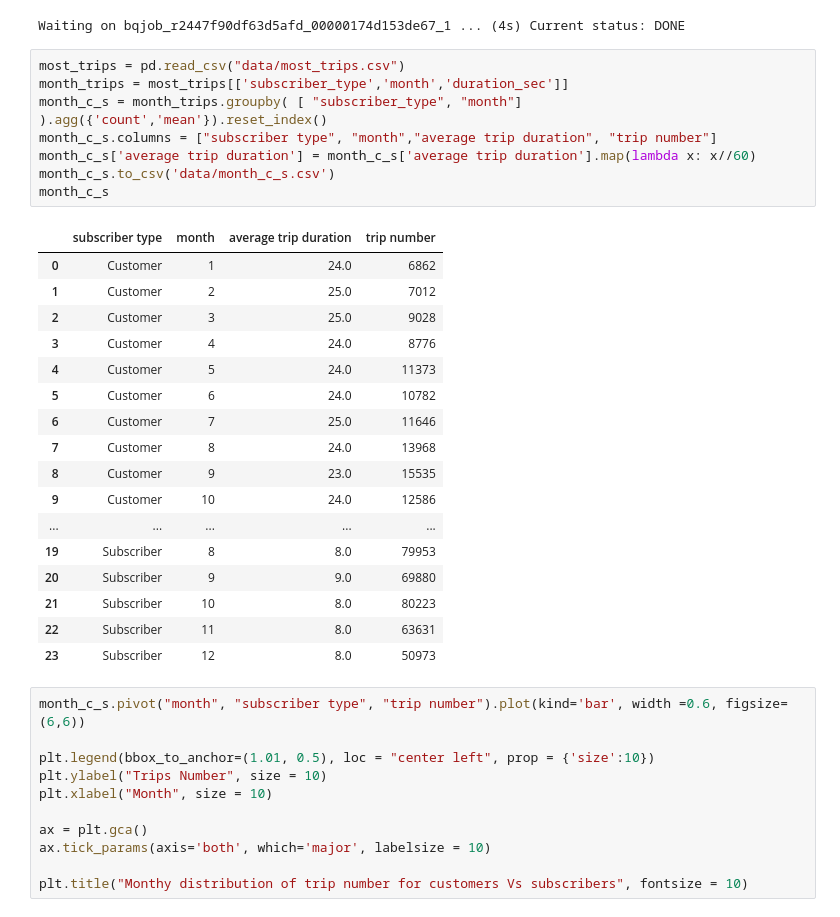
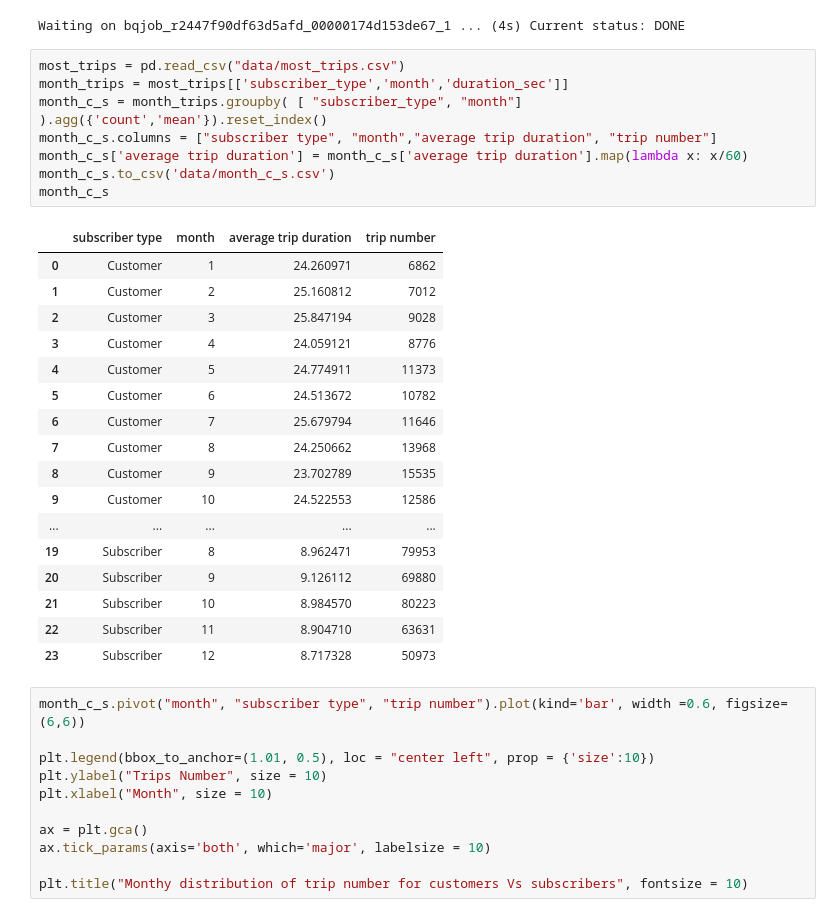
Before and after one commit to haoyuzhang89/w205-Query-Project, a Jupyter notebook: Project_1.ipynb, the cells around one changed output. Saved outputs shown, nothing was run; the diff lists cells and outputs as text.

```diff
--- a/Project_1.ipynb
+++ b/Project_1.ipynb
@@ -664,29 +664,29 @@ Waiting on bqjob_r2447f90df63d5afd_00000174d153de67_1 ... (4s) Current status: D
 # %%
 most_trips = pd.read_csv("data/most_trips.csv")
 month_trips = most_trips[['subscriber_type','month','duration_sec']]
 month_c_s = month_trips.groupby( [ "subscriber_type", "month"] ).agg({'count','mean'}).reset_index()
 month_c_s.columns = ["subscriber type", "month","average trip duration", "trip number"]
-month_c_s['average trip duration'] = month_c_s['average trip duration'].map(lambda x: x//60)
+month_c_s['average trip duration'] = month_c_s['average trip duration'].map(lambda x: x/60)
 month_c_s.to_csv('data/month_c_s.csv')
 month_c_s
 # %% [output]
 |  | subscriber type | month | average trip duration | trip number |
-| 0 | Customer | 1 | 24.0 | 6862 |
-| 1 | Customer | 2 | 25.0 | 7012 |
-| 2 | Customer | 3 | 25.0 | 9028 |
-| 3 | Customer | 4 | 24.0 | 8776 |
-| 4 | Customer | 5 | 24.0 | 11373 |
-| 5 | Customer | 6 | 24.0 | 10782 |
-| 6 | Customer | 7 | 25.0 | 11646 |
-| 7 | Customer | 8 | 24.0 | 13968 |
-| 8 | Customer | 9 | 23.0 | 15535 |
-| 9 | Customer | 10 | 24.0 | 12586 |
+| 0 | Customer | 1 | 24.260971 | 6862 |
+| 1 | Customer | 2 | 25.160812 | 7012 |
+| 2 | Customer | 3 | 25.847194 | 9028 |
+| 3 | Customer | 4 | 24.059121 | 8776 |
+| 4 | Customer | 5 | 24.774911 | 11373 |
+| 5 | Customer | 6 | 24.513672 | 10782 |
+| 6 | Customer | 7 | 25.679794 | 11646 |
+| 7 | Customer | 8 | 24.250662 | 13968 |
+| 8 | Customer | 9 | 23.702789 | 15535 |
+| 9 | Customer | 10 | 24.522553 | 12586 |
 | ... | ... | ... | ... | ... |
-| 19 | Subscriber | 8 | 8.0 | 79953 |
-| 20 | Subscriber | 9 | 9.0 | 69880 |
-| 21 | Subscriber | 10 | 8.0 | 80223 |
-| 22 | Subscriber | 11 | 8.0 | 63631 |
-| 23 | Subscriber | 12 | 8.0 | 50973 |
+| 19 | Subscriber | 8 | 8.962471 | 79953 |
+| 20 | Subscriber | 9 | 9.126112 | 69880 |
+| 21 | Subscriber | 10 | 8.984570 | 80223 |
+| 22 | Subscriber | 11 | 8.904710 | 63631 |
+| 23 | Subscriber | 12 | 8.717328 | 50973 |
 # %%
 month_c_s.pivot("month", "subscriber type", "trip number").plot(kind='bar', width =0.6, figsize=(6,6))
 
```
Also changed, not shown: parts of 6 cells of this notebook, 3 other files.
